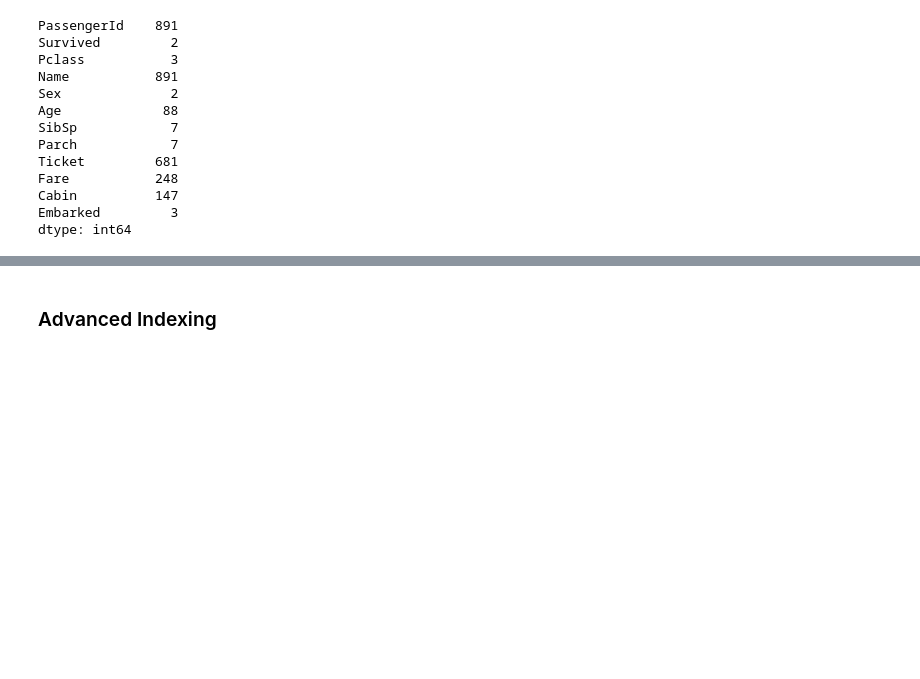
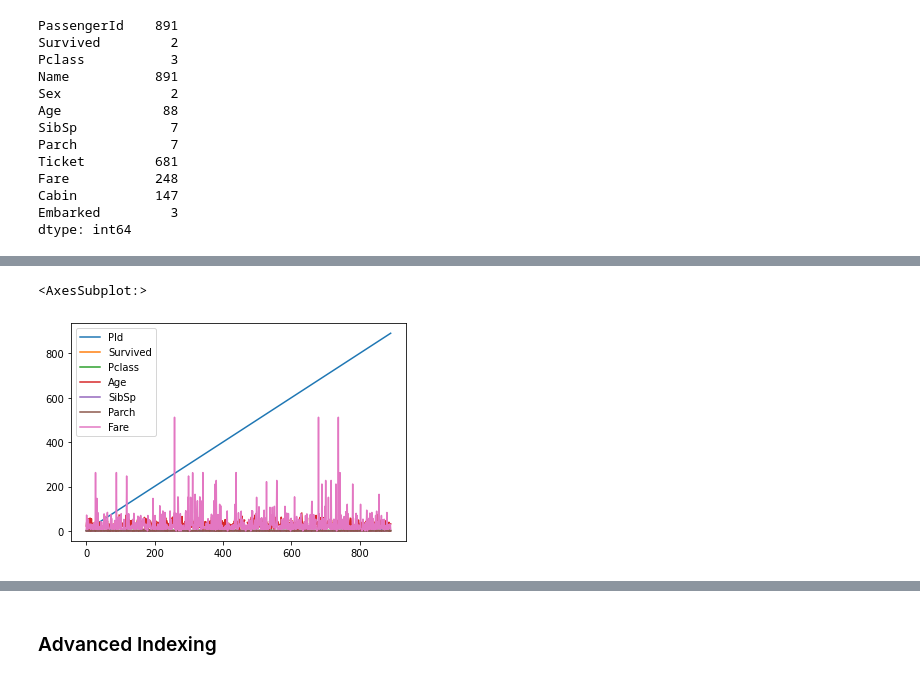
Before and after one commit to ValRCS/Python_Data_Analysis_Forecasting, a Jupyter notebook: notebooks/pandas_cheatsheet.ipynb, the cells around one changed output, grey strips where cells are left out. Cells and saved outputs as stored; diff of their text form; code cells hidden in the pictures; blank space fills up the shorter version.

```diff
--- a/notebooks/pandas_cheatsheet.ipynb
+++ b/notebooks/pandas_cheatsheet.ipynb
@@ -464,3 +490,8 @@ df.columns # column names
 Index(['PassengerId', 'Survived', 'Pclass', 'Name', 'Sex', 'Age', 'SibSp',
        'Parch', 'Ticket', 'Fare', 'Cabin', 'Embarked'],
       dtype='object')
+# %%
+# simple way to rename columns just give a list of new column names
+df.columns = ['PId', 'Survived', 'Pclass', 'Name', 'Sex', 'Age', 'SibSp',
+       'Parch', 'Ticket', 'Fare', 'Cabin', 'Embarked']
+df.columns
@@ -502,0 +583,6 @@ memory usage: 83.6+ KB
+# %%
+df.plot() # plot all variables against index
+# we can see that index vs variables is not very useful here
+# %% [output]
+<AxesSubplot:>
+[figure, added]
```
Also changed, not shown: parts of 31 cells of this notebook.
